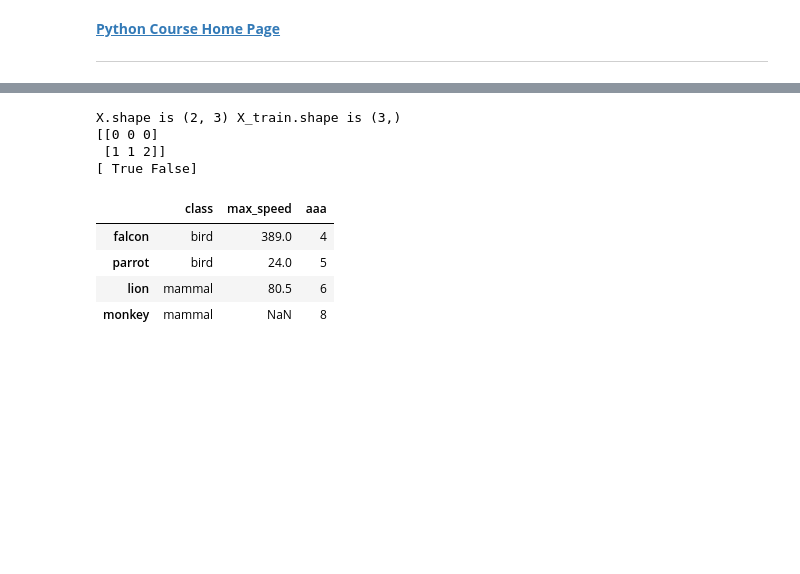
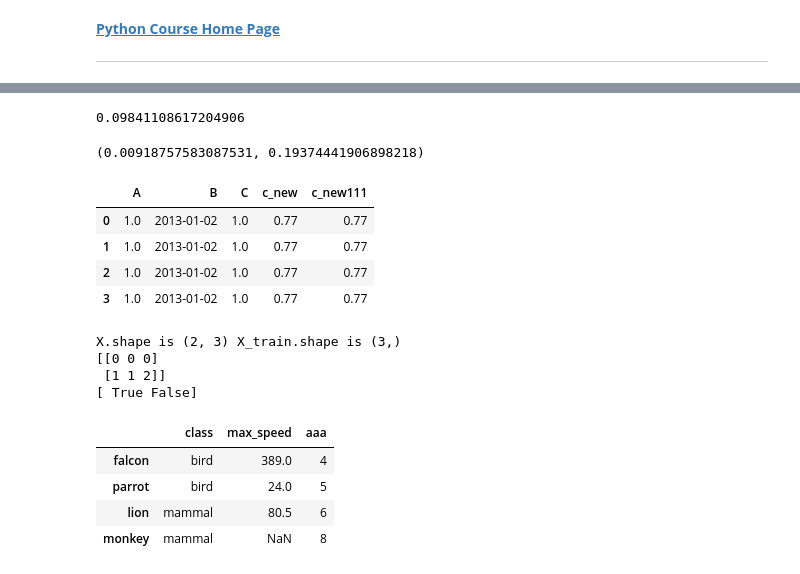
Before and after one commit to tusonggao/jupyter_notebook_dir, a Jupyter notebook: small_test.ipynb, the cells around one changed output, grey strips where cells are left out. Saved outputs shown, nothing was run; the diff lists cells and outputs as text; code cells hidden in the pictures; blank space fills up the shorter version.

```diff
--- a/small_test.ipynb
+++ b/small_test.ipynb
@@ -12,0 +308,4 @@ def compute_distances_no_loops(X, X_train):
+# %%
+noise.std()
+# %% [output]
+0.09841108617204906
@@ -12,0 +314,13 @@ def compute_distances_no_loops(X, X_train):
+# %%
+vv.mean(), vv.std()
+# %% [output]
+(0.00918757583087531, 0.19374441906898218)
+# %%
+df1 = pd.DataFrame({'A': 1.,
+                    'B': pd.Timestamp('20130102'),
+                    'C': [100., 50., -30., -50.]})
+
+
+df2 = pd.DataFrame({'A': 1.,
+                  'B': pd.Timestamp('20130102'),
+                  'C': pd.Series(1, index=list(range(4)), dtype='float32')})
@@ -13,3 +332,11 @@ def compute_distances_no_loops(X, X_train):
+# %%
+df2
+# %% [output]
+|  | A | B | C | c_new | c_new111 |
+| 0 | 1.0 | 2013-01-02 | 1.0 | 0.77 | 0.77 |
+| 1 | 1.0 | 2013-01-02 | 1.0 | 0.77 | 0.77 |
+| 2 | 1.0 | 2013-01-02 | 1.0 | 0.77 | 0.77 |
+| 3 | 1.0 | 2013-01-02 | 1.0 | 0.77 | 0.77 |
 # %%
 X = np.array([[1, 2, 3], [2, 3, 5]])
 X_train = np.array([1, 2, 3])
```
Also changed, not shown: parts of 20 cells of this notebook, 11 other files.
